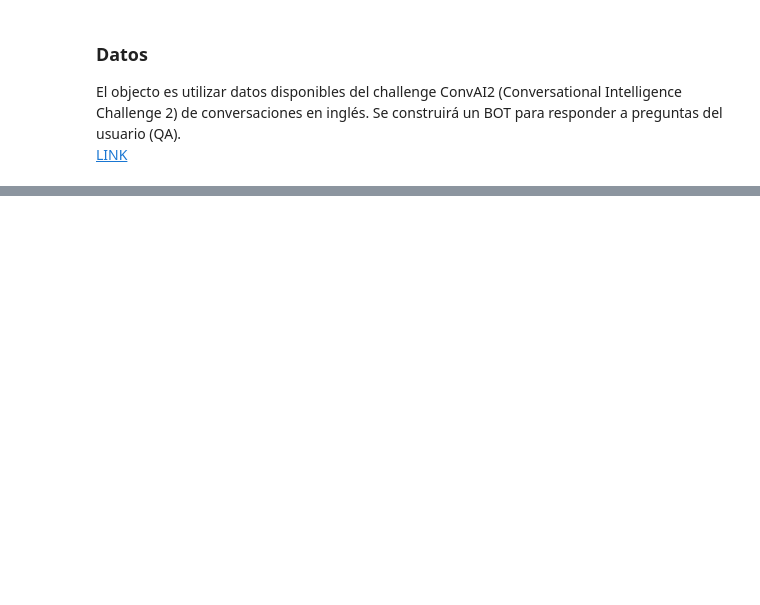
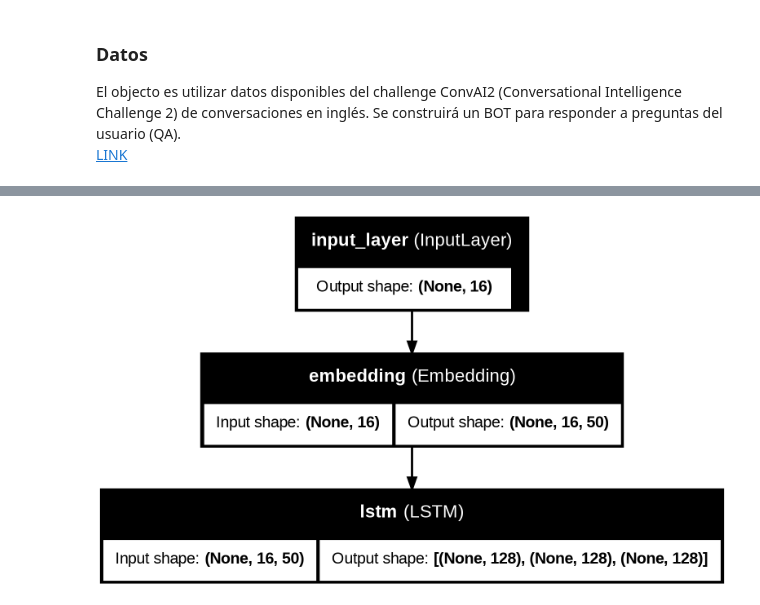
Before and after one commit to jonathancagua/NLP, a Jupyter notebook: EX/Desafio_4.ipynb, the cells around one changed output, grey strips where cells are left out. Drawn from its saved outputs; the diff is of its cells as text; code cells hidden in the pictures; blank space fills up the shorter version.

```diff
--- a/EX/Desafio_4.ipynb
+++ b/EX/Desafio_4.ipynb
@@ -557,0 +428,6 @@ Answer: good end at see drive text gym living little
+# %%
+encoder_model = Model(encoder_inputs, encoder_states)
+
+plot_model(encoder_model, to_file='encoder_plot.png', show_shapes=True, show_layer_names=True)
+# %% [output]
+[figure, added]
```
Also changed, not shown: parts of 46 cells of this notebook.
